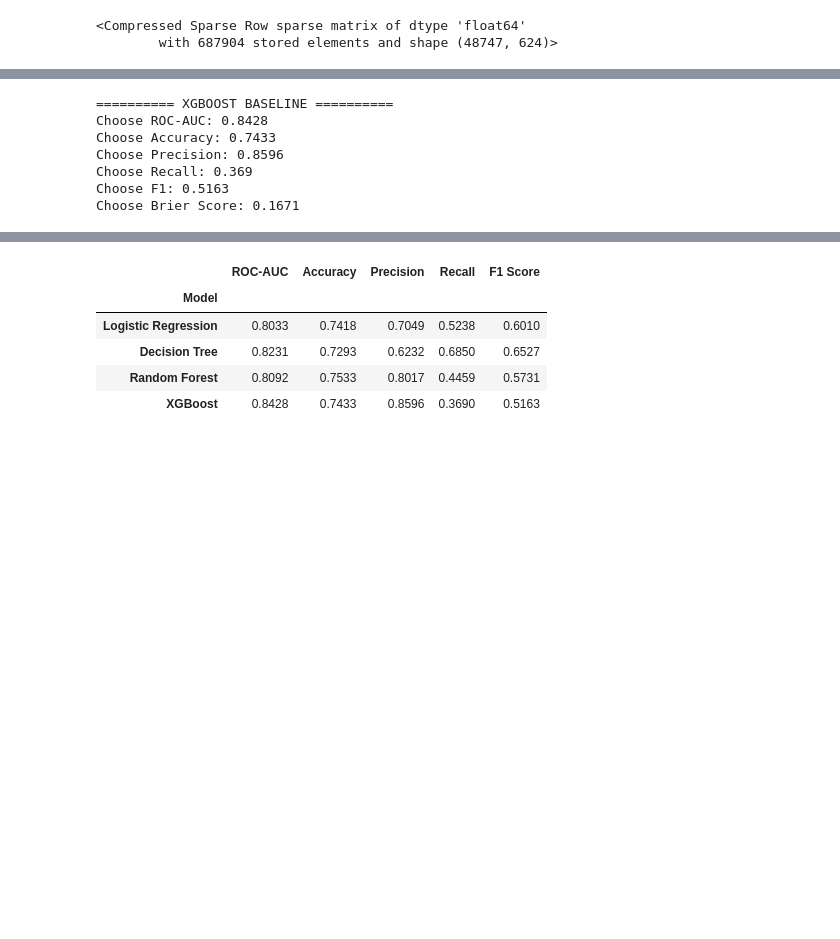
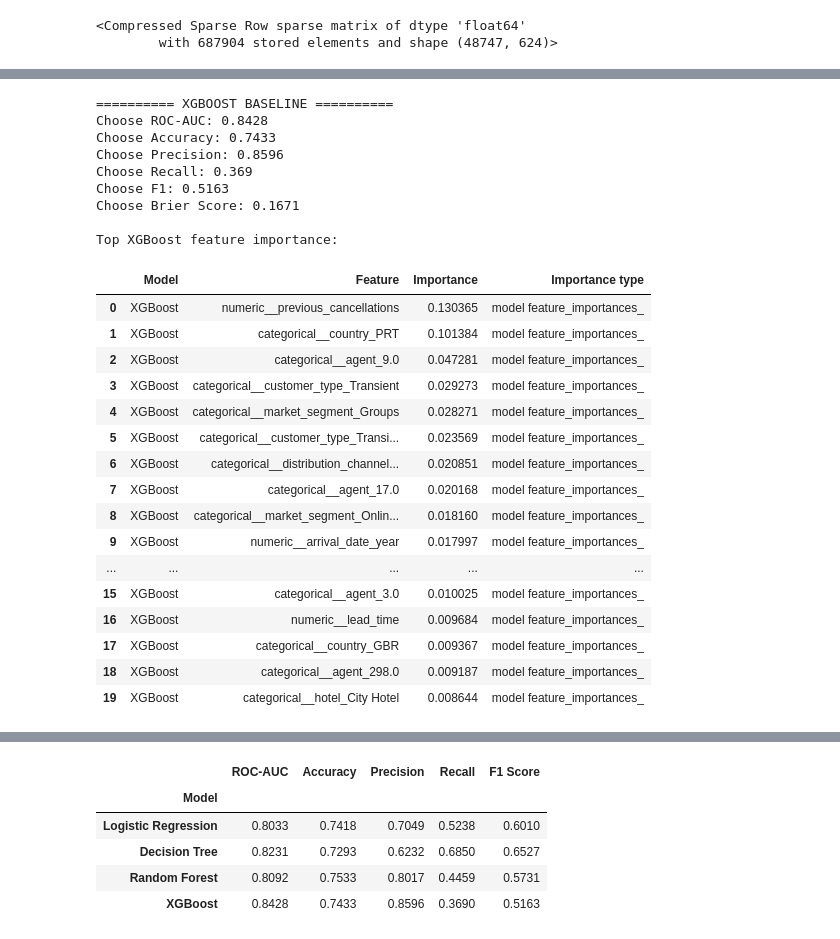
Before and after one commit to Nitishvarma50/Hotel_booking_optimization, a Jupyter notebook: notebooks/model_building.ipynb, the cells around one changed output, grey strips where cells are left out. Drawn from its saved outputs; the diff is of its cells as text; code cells hidden in the pictures; blank space fills up the shorter version.

```diff
--- a/notebooks/model_building.ipynb
+++ b/notebooks/model_building.ipynb
@@ -390,30 +485,55 @@ from sklearn.metrics import accuracy_score, brier_score_loss, f1_score, precisio
 
 xgb_model = XGBClassifier(
     n_estimators=300,
     max_depth=6,
     learning_rate=0.05,
     subsample=0.8,
     colsample_bytree=0.8,
     eval_metric="logloss",
     random_state=42,
     n_jobs=-1,
 )
 xgb_model.fit(X_train_processed, y_train)
 cancel_col = list(xgb_model.classes_).index(1)
 choose_prob_xgb = xgb_model.predict_proba(X_choose_processed)[:, cancel_col]
 choose_pred_xgb = (choose_prob_xgb >= 0.5).astype(int)
 print("========== XGBOOST BASELINE ==========")
 print("Choose ROC-AUC:", round(roc_auc_score(y_choose, choose_prob_xgb), 4))
 print("Choose Accuracy:", round(accuracy_score(y_choose, choose_pred_xgb), 4))
 print("Choose Precision:", round(precision_score(y_choose, choose_pred_xgb, zero_division=0), 4))
 print("Choose Recall:", round(recall_score(y_choose, choose_pred_xgb, zero_division=0), 4))
 print("Choose F1:", round(f1_score(y_choose, choose_pred_xgb, zero_division=0), 4))
 print("Choose Brier Score:", round(brier_score_loss(y_choose, choose_prob_xgb), 4))
+xgboost_importance_df = record_feature_importance(
+    xgb_model, "XGBoost", "model feature_importances_"
+)
+feature_importance_df = pd.concat(feature_importance_parts, ignore_index=True)
+print("\nTop XGBoost feature importance:")
+display(xgboost_importance_df.head(20))
 # %% [output]
 ========== XGBOOST BASELINE ==========
 Choose ROC-AUC: 0.8428
 Choose Accuracy: 0.7433
 Choose Precision: 0.8596
 Choose Recall: 0.369
 Choose F1: 0.5163
 Choose Brier Score: 0.1671
+
+Top XGBoost feature importance:
+|  | Model | Feature | Importance | Importance type |
+| 0 | XGBoost | numeric__previous_cancellations | 0.130365 | model feature_importances_ |
+| 1 | XGBoost | categorical__country_PRT | 0.101384 | model feature_importances_ |
+| 2 | XGBoost | categorical__agent_9.0 | 0.047281 | model feature_importances_ |
+| 3 | XGBoost | categorical__customer_type_Transient | 0.029273 | model feature_importances_ |
+| 4 | XGBoost | categorical__market_segment_Groups | 0.028271 | model feature_importances_ |
+| 5 | XGBoost | categorical__customer_type_Transi... | 0.023569 | model feature_importances_ |
+| 6 | XGBoost | categorical__distribution_channel... | 0.020851 | model feature_importances_ |
+| 7 | XGBoost | categorical__agent_17.0 | 0.020168 | model feature_importances_ |
+| 8 | XGBoost | categorical__market_segment_Onlin... | 0.018160 | model feature_importances_ |
+| 9 | XGBoost | numeric__arrival_date_year | 0.017997 | model feature_importances_ |
+| ... | ... | ... | ... | ... |
+| 15 | XGBoost | categorical__agent_3.0 | 0.010025 | model feature_importances_ |
+| 16 | XGBoost | numeric__lead_time | 0.009684 | model feature_importances_ |
+| 17 | XGBoost | categorical__country_GBR | 0.009367 | model feature_importances_ |
+| 18 | XGBoost | categorical__agent_298.0 | 0.009187 | model feature_importances_ |
+| 19 | XGBoost | categorical__hotel_City Hotel | 0.008644 | model feature_importances_ |
```
Also changed, not shown: parts of 5 cells of this notebook, 5 other files.
